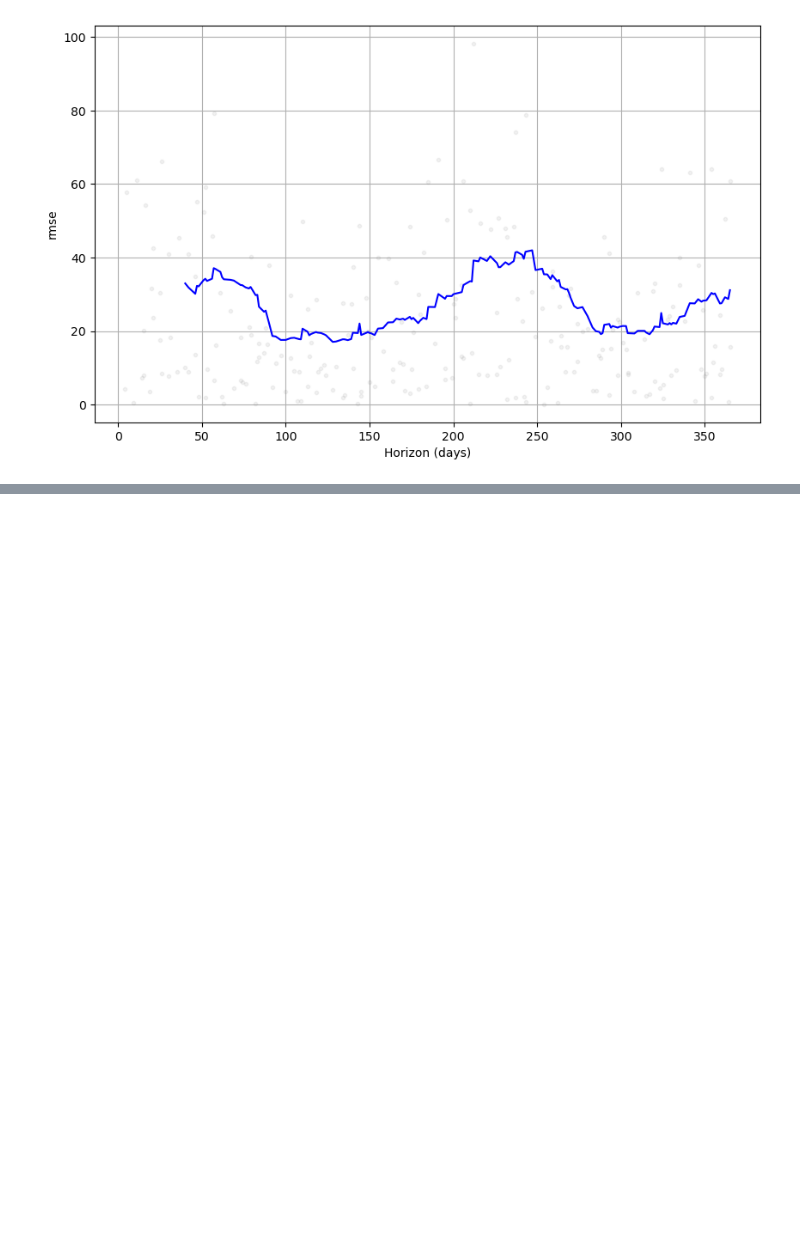
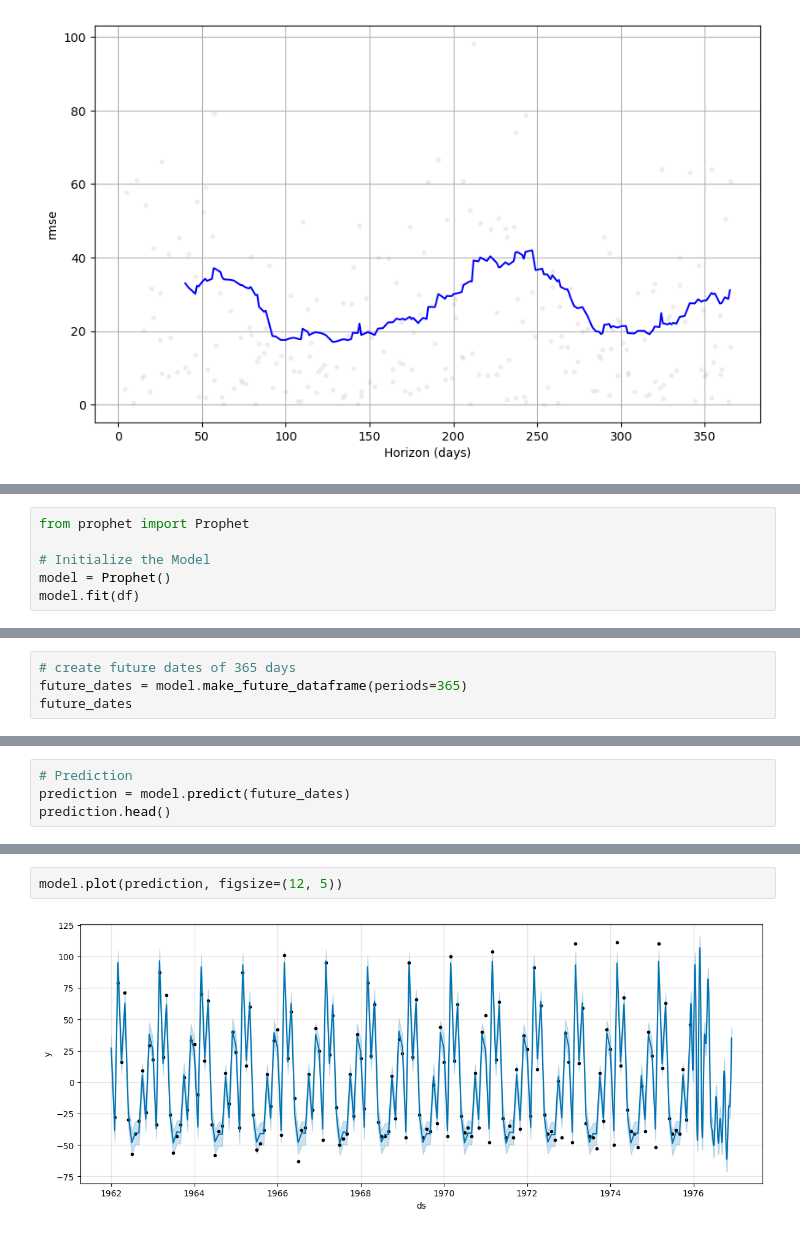
Before and after one commit to orbin123/Machine_Learning, a Jupyter notebook: Time_Series_Analysis/WEEK 2/fbprophet.ipynb, the cells around one changed output, grey strips where cells are left out. Drawn from its saved outputs; the diff is of its cells as text; blank space fills up the shorter version.

```diff
--- a/Time_Series_Analysis/WEEK 2/fbprophet.ipynb
+++ b/Time_Series_Analysis/WEEK 2/fbprophet.ipynb
@@ -227,0 +306,6 @@ plt.show();
+# %%
+from prophet import Prophet
+
+# Initialize the Model
+model = Prophet()
+model.fit(df)
@@ -227,0 +316,4 @@ plt.show();
+# %%
+# create future dates of 365 days
+future_dates = model.make_future_dataframe(periods=365)
+future_dates
@@ -227,0 +334,4 @@ plt.show();
+# %%
+# Prediction
+prediction = model.predict(future_dates)
+prediction.head()
@@ -227,0 +354,4 @@ plt.show();
+# %%
+model.plot(prediction, figsize=(12, 5))
+# %% [output]
+[figure, added]
```
Also changed, not shown: parts of 20 cells of this notebook, 4 other files.
